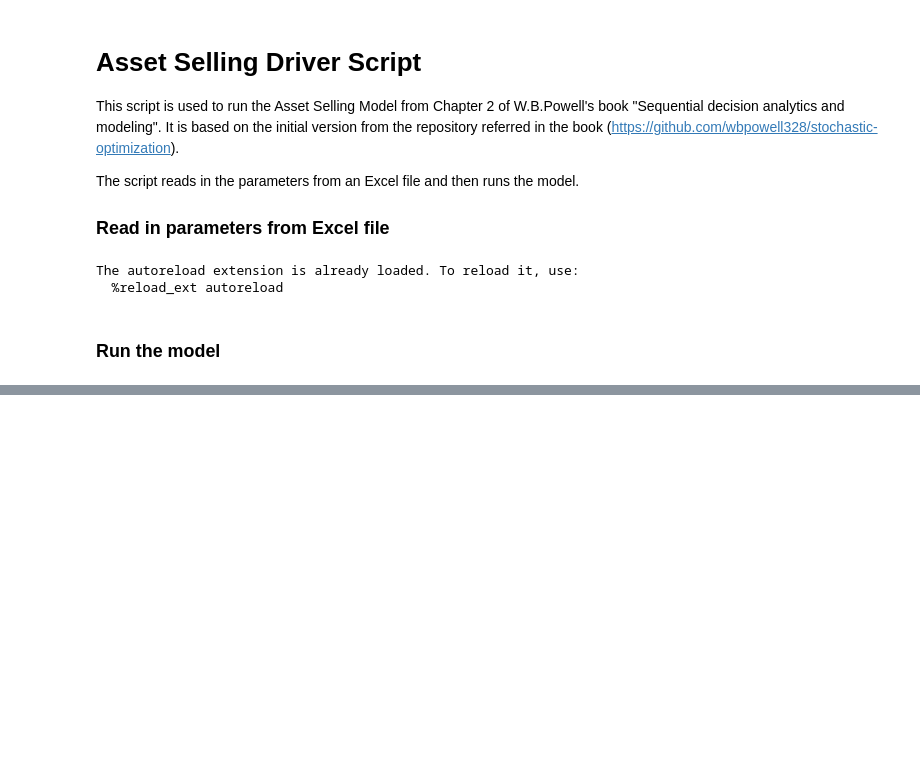
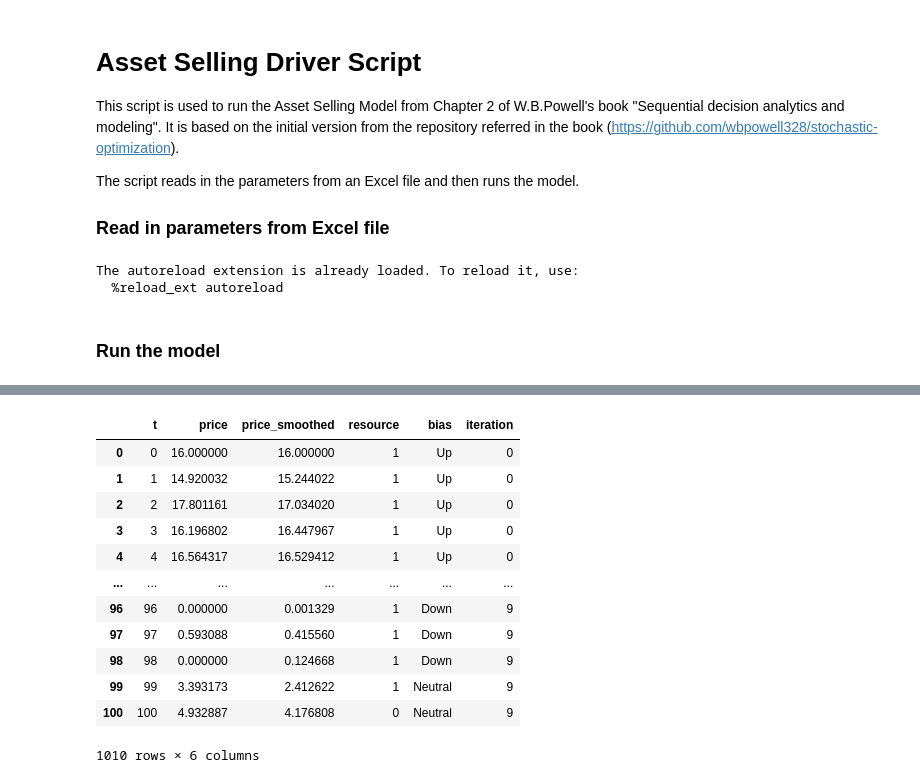
Before and after one commit to rmateus/stochastic-optimization, a Jupyter notebook: AssetSelling/AssetSellingDriverScript.ipynb, the cells around one changed output, grey strips where cells are left out. Cells and saved outputs as stored; diff of their text form; code cells hidden in the pictures; blank space fills up the shorter version.

```diff
--- a/AssetSelling/AssetSellingDriverScript.ipynb
+++ b/AssetSelling/AssetSellingDriverScript.ipynb
@@ -196,0 +196,16 @@ Contribution per iteration:
+# %%
+state_histories
+# %% [output]
+|  | t | price | price_smoothed | resource | bias | iteration |
+| 0 | 0 | 16.000000 | 16.000000 | 1 | Up | 0 |
+| 1 | 1 | 14.920032 | 15.244022 | 1 | Up | 0 |
+| 2 | 2 | 17.801161 | 17.034020 | 1 | Up | 0 |
+| 3 | 3 | 16.196802 | 16.447967 | 1 | Up | 0 |
+| 4 | 4 | 16.564317 | 16.529412 | 1 | Up | 0 |
+| ... | ... | ... | ... | ... | ... | ... |
+| 96 | 96 | 0.000000 | 0.001329 | 1 | Down | 9 |
+| 97 | 97 | 0.593088 | 0.415560 | 1 | Down | 9 |
+| 98 | 98 | 0.000000 | 0.124668 | 1 | Down | 9 |
+| 99 | 99 | 3.393173 | 2.412622 | 1 | Neutral | 9 |
+| 100 | 100 | 4.932887 | 4.176808 | 0 | Neutral | 9 |
+1010 rows × 6 columns
```
Also changed, not shown: parts of 3 cells of this notebook, 3 other files.
